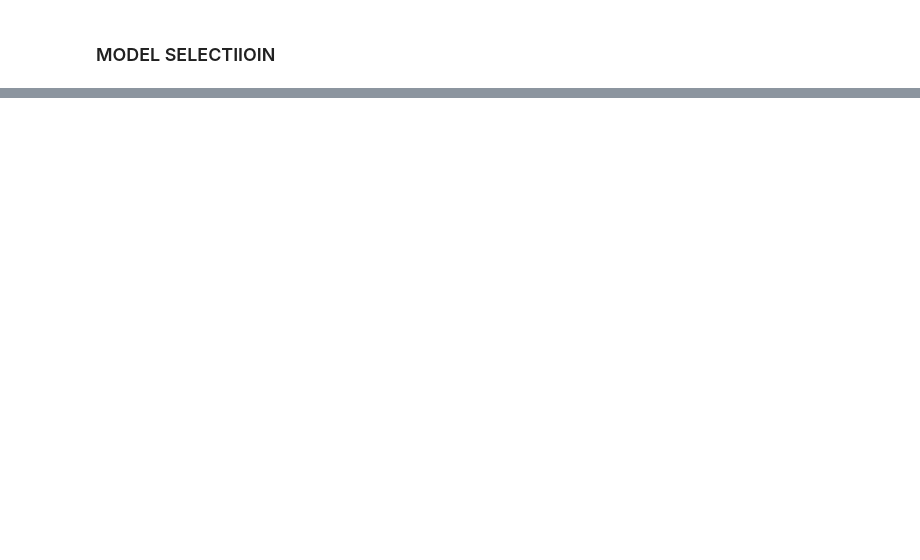
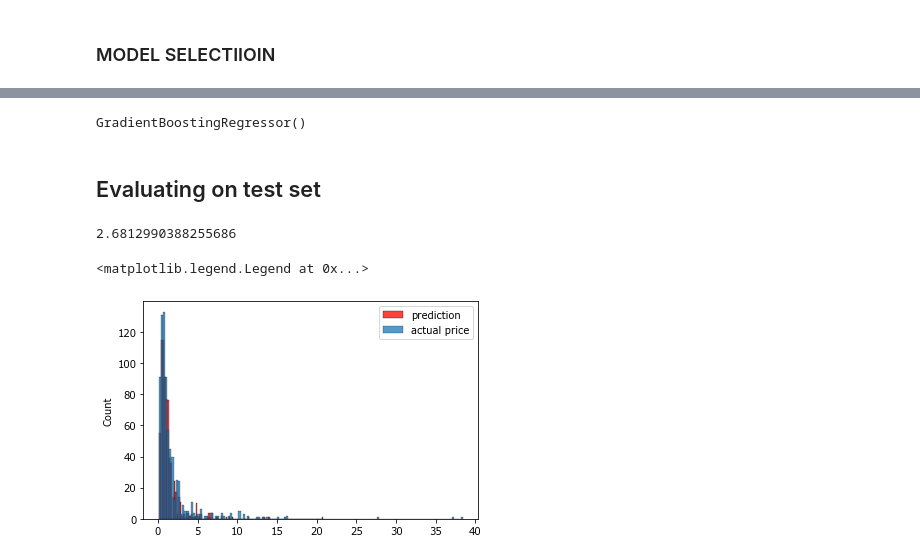
Before and after one commit to Onafowokan-Testament/Predictive-Car-Price-Model, a Jupyter notebook: main.ipynb, the cells around one changed output, grey strips where cells are left out. Saved outputs shown, nothing was run; the diff lists cells and outputs as text; code cells hidden in the pictures; blank space fills up the shorter version.

```diff
--- a/main.ipynb
+++ b/main.ipynb
@@ -330,0 +396,31 @@ features = first_model_data.drop('price', axis =1)
+# %%
+model = GradientBoostingRegressor()
+model.fit(x_train,y_train)
+# %% [output]
+GradientBoostingRegressor()
+# %% [markdown]
+## Evaluating on test set
+# %%
+
+test_data= test_split.copy()
+y_test = test_data["price"]
+x_test = test_data.drop('price', axis =1)
+# %%
+y_pred = model.predict(x_test)
+y_test = y_test.values
+# %%
+y_test = np.exp(y_test)
+y_pred = np.exp(y_pred)
+# %%
+final_mse = mean_squared_error(y_test, y_pred)
+final_rmse = np.sqrt(final_mse)
+final_rmse
+# %% [output]
+2.6812990388255686
+# %%
+sns.histplot(y_pred, label='prediction',color='red')
+sns.histplot(y_test, label='actual price')
+plt.legend()
+# %% [output]
+<matplotlib.legend.Legend at 0x...>
+[figure, added]
```
Also changed, not shown: parts of 24 cells of this notebook.
